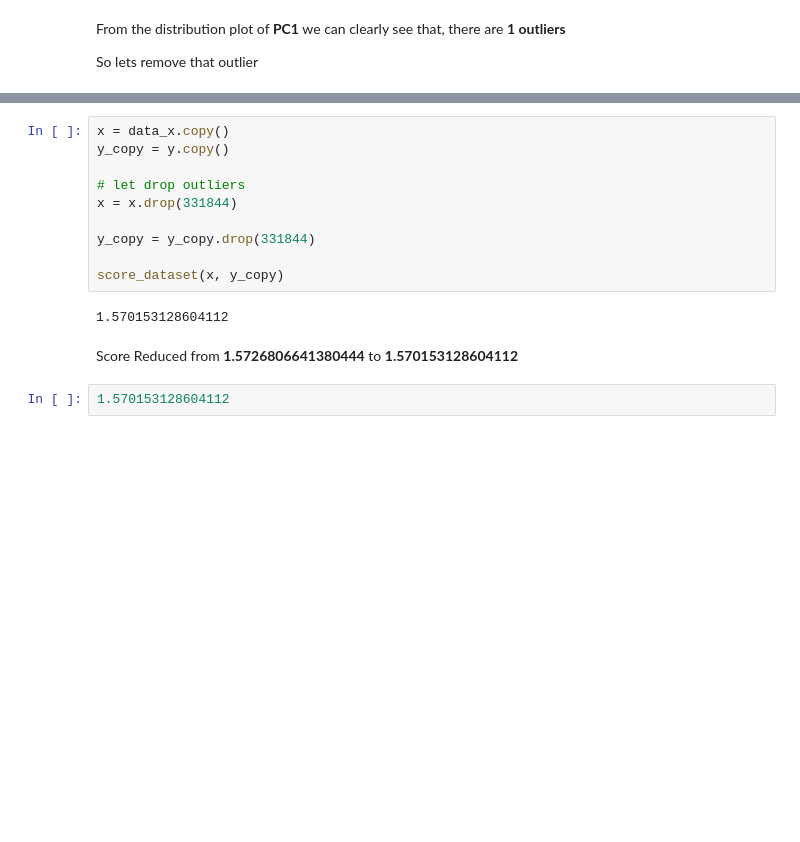
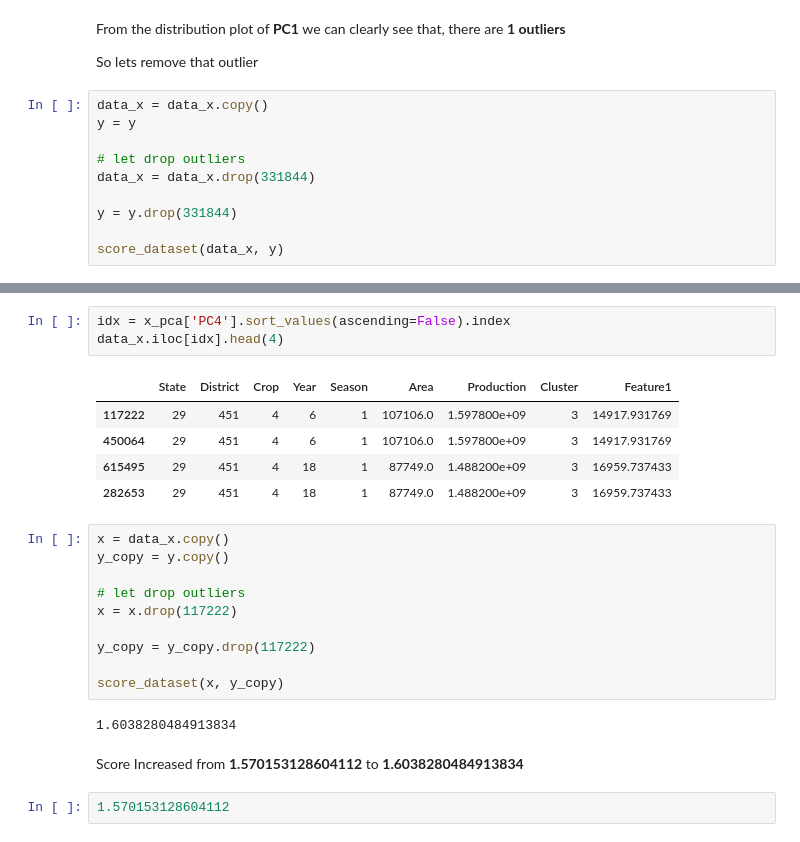
Before and after one commit to naseemap47/predictCropYield-MachineLearning-python, a Jupyter notebook: crop_yield.ipynb, the cells around one changed output, grey strips where cells are left out. Saved outputs shown, nothing was run; the diff lists cells and outputs as text; blank space fills up the shorter version.

Commit message:
When PC4 outlier, Error score increased to 1.6038280484913834

```diff
--- a/crop_yield.ipynb
+++ b/crop_yield.ipynb
@@ -653,3 +653,13 @@ data_x.iloc[idx].head(4)
 From the distribution plot of **PC1** we can clearly see that, there are **1 outliers**
 
 So lets remove that outlier
+# %%
+data_x = data_x.copy()
+y = y
+
+# let drop outliers
+data_x = data_x.drop(331844)
+
+y = y.drop(331844)
+
+score_dataset(data_x, y)
@@ -656,16 +692,25 @@ So lets remove that outlier
+# %%
+idx = x_pca['PC4'].sort_values(ascending=False).index
+data_x.iloc[idx].head(4)
+# %% [output]
+|  | State | District | Crop | Year | Season | Area | Production | Cluster | Feature1 |
+| 117222 | 29 | 451 | 4 | 6 | 1 | 107106.0 | 1.597800e+09 | 3 | 14917.931769 |
+| 450064 | 29 | 451 | 4 | 6 | 1 | 107106.0 | 1.597800e+09 | 3 | 14917.931769 |
+| 615495 | 29 | 451 | 4 | 18 | 1 | 87749.0 | 1.488200e+09 | 3 | 16959.737433 |
+| 282653 | 29 | 451 | 4 | 18 | 1 | 87749.0 | 1.488200e+09 | 3 | 16959.737433 |
 # %%
 x = data_x.copy()
 y_copy = y.copy()
 
 # let drop outliers
-x = x.drop(331844)
+x = x.drop(117222)
 
-y_copy = y_copy.drop(331844)
+y_copy = y_copy.drop(117222)
 
 score_dataset(x, y_copy)
 # %% [output]
-1.570153128604112
+1.6038280484913834
 # %% [markdown]
-Score Reduced from **1.5726806641380444** to **1.570153128604112**
+Score Increased from **1.570153128604112** to **1.6038280484913834**
 # %%
 1.570153128604112
```
Also changed, not shown: parts of 5 cells of this notebook.
